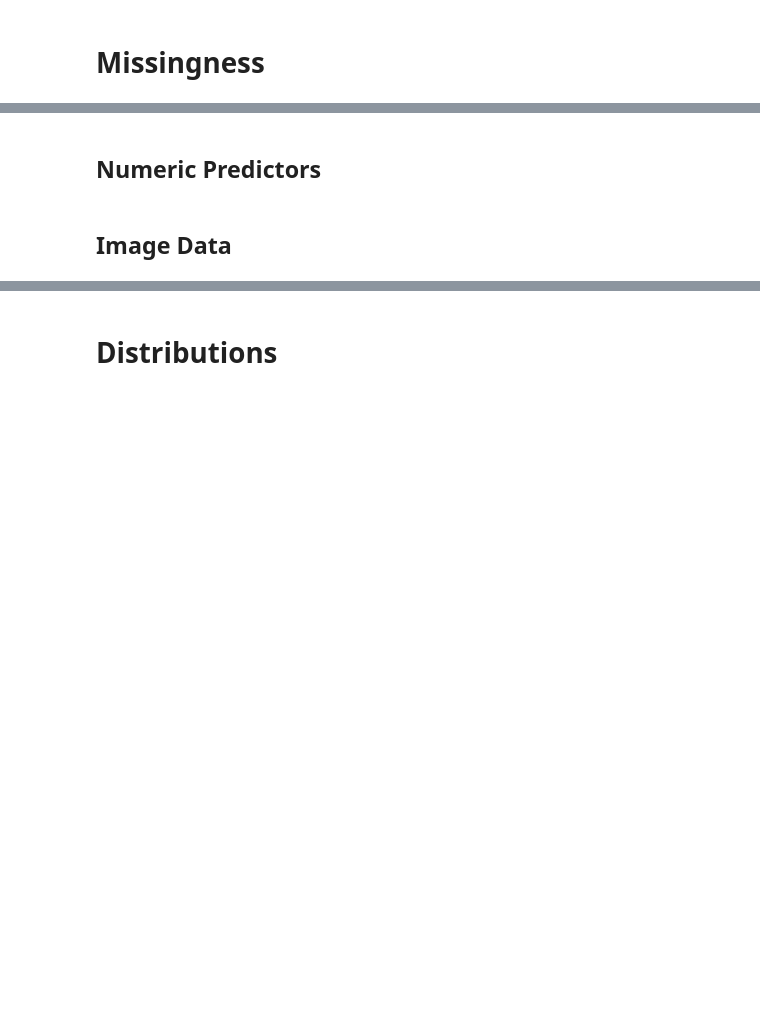
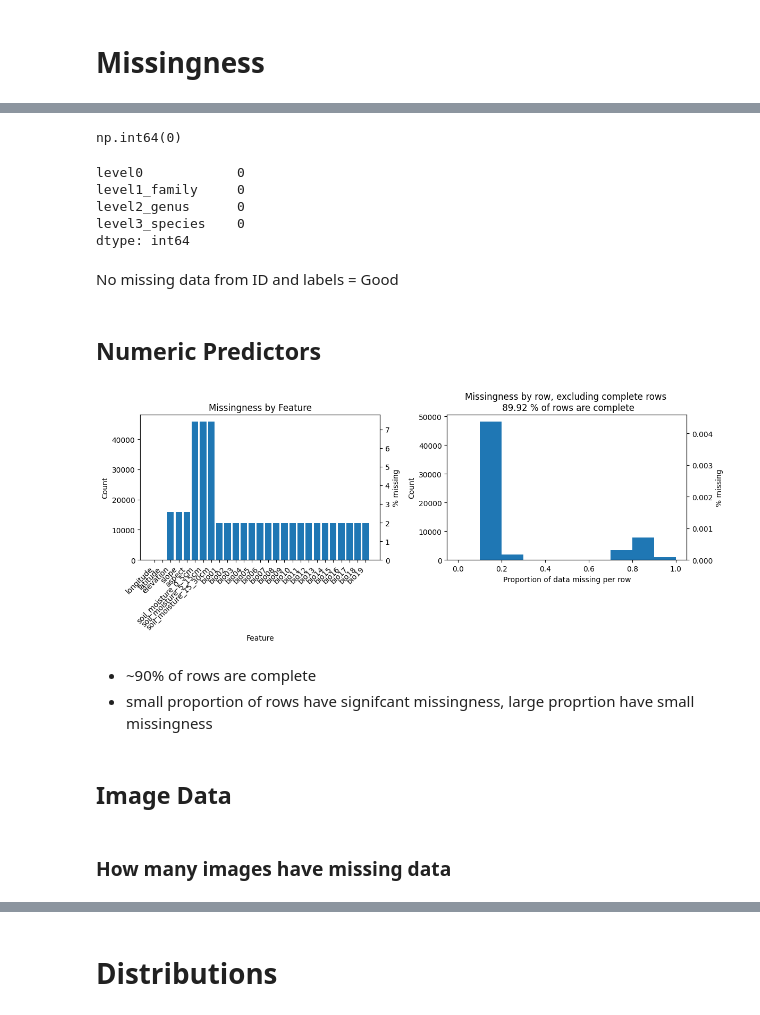
Before and after one commit to awilliams101111/dst-group-work, a Jupyter notebook: GlobalGeoTree/EDA-AW-2.ipynb, the cells around one changed output, grey strips where cells are left out. Saved outputs shown, nothing was run; the diff lists cells and outputs as text; code cells hidden in the pictures; blank space fills up the shorter version.

Commit message:
missingness EDA

```diff
--- a/GlobalGeoTree/EDA-AW-2.ipynb
+++ b/GlobalGeoTree/EDA-AW-2.ipynb
@@ -133,4 +133,70 @@ Confirms hierarchy issues are present
+# %%
+df['ID'].isna().sum(axis=0)
+# %% [output]
+np.int64(0)
+# %%
+df[levels].isna().sum(axis=0)
+# %% [output]
+level0            0
+level1_family     0
+level2_genus      0
+level3_species    0
+dtype: int64
+# %% [markdown]
+No missing data from ID and labels = Good
 # %% [markdown]
 ## Numeric Predictors
+# %%
+numericCols = [col for col in df.columns if col not in levels + ['ID', 'imgData']]
+
+featureMissing = df[numericCols].isna().sum(axis=0)
+rowMissing = df[numericCols].isna().sum(axis=1)/df[numericCols].shape[1]
+rowMissingNo0 = rowMissing[rowMissing != 0.0]
+# %%
+figMis, axMis = plt.subplots(ncols=2, figsize = (12, 5))
+
+# Left subplot: counts
+axMis[0].bar(featureMissing.index, featureMissing.values, color='tab:blue')
+axMis[0].set_title('Missingness by Feature')
+axMis[0].set_ylabel('Count')
+axMis[0].set_xlabel('Feature')
+axMis[0].tick_params(axis='x', rotation=45)
+for label in axMis[0].get_xticklabels():
+    label.set_horizontalalignment('right')
+    label.set_verticalalignment('top')
+
+# Secondary y-axis for % missing (no additional plot)
+featureMissingPct = featureMissing / len(df) * 100
+ax_right = axMis[0].twinx()
+ax_right.set_ylabel('% missing')
+ax_right.grid(False)
+# Optional: align y-limits to percentage scale only
+ax_right.set_ylim(0, featureMissingPct.max() * 1.05 if len(featureMissingPct) else 1)
+
+misBins = np.arange(0, 1.1, 0.1)
+axMis[1].hist(rowMissingNo0.values, bins=misBins)
+axMis[1].set_title(f'Missingness by row, excluding complete rows \n {rowMissing[rowMissing==0].shape[0]/df.shape[0]*100:.2f} % of rows are complete')
+axMis[1].set_ylabel('Count')
+axMis[1].set_xlabel('Proportion of data missing per row')
+
+# Secondary y-axis for % missing (no additional plot)
+rowMissingPct = df[numericCols].isna().sum(axis=1)/df.shape[0] * 100
+ax_right = axMis[1].twinx()
+ax_right.set_ylabel('% missing')
+ax_right.grid(False)
+# Optional: align y-limits to percentage scale only
+ax_right.set_ylim(0, rowMissingPct.max() * 1.05 if len(rowMissingPct) else 1)
+
+
+
+
+figMis.tight_layout()
+# %% [output]
+[figure, added]
+# %% [markdown]
+- ~90% of rows are complete
+- small proportion of rows have signifcant missingness, large proprtion have small missingness
 # %% [markdown]
 ## Image Data
+# %% [markdown]
+### How many images have missing data
```
Also changed, not shown: parts of 11 cells of this notebook.
